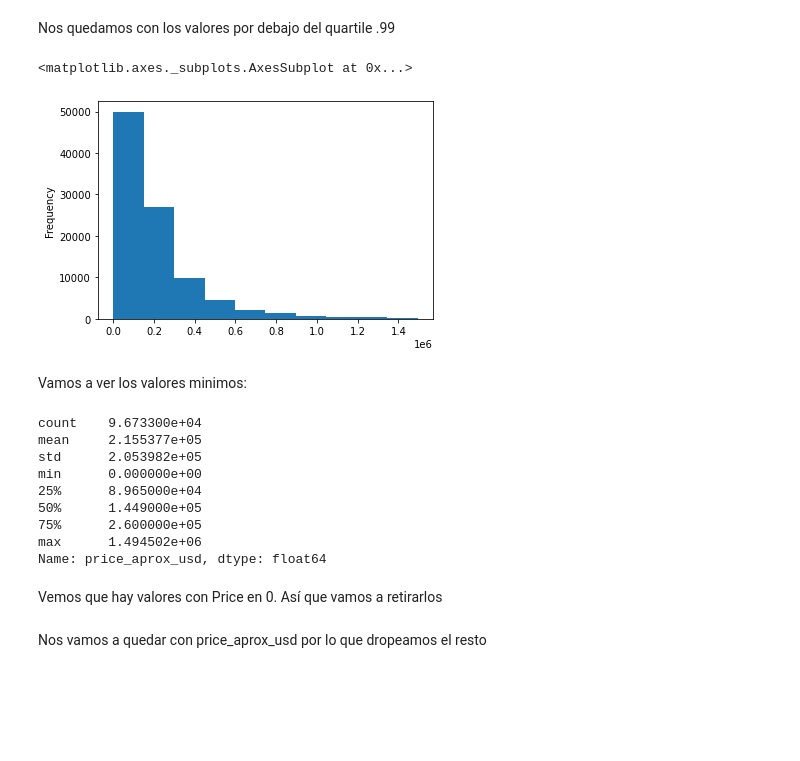
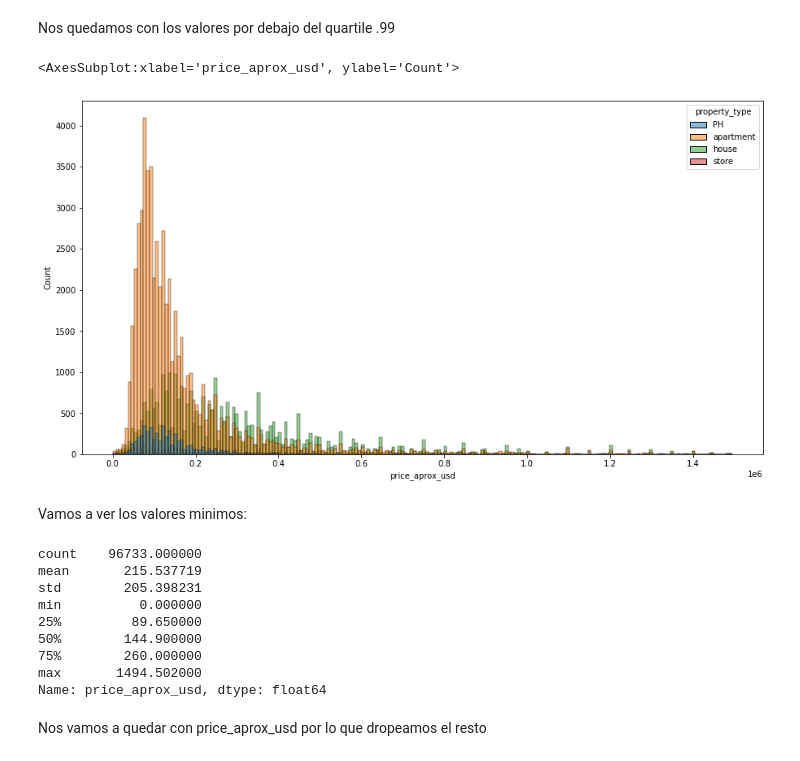
Before and after one commit to Juanlandolfi/Data-Science-Digital-House, a Jupyter notebook: Entrega_1_final/Grupo7_TP01_final.ipynb, the cells around one changed output. Drawn from its saved outputs; the diff is of its cells as text; code cells hidden in the pictures; blank space fills up the shorter version.

```diff
--- a/Entrega_1_final/Grupo7_TP01_final.ipynb
+++ b/Entrega_1_final/Grupo7_TP01_final.ipynb
@@ -194,0 +171,4 @@ df_state_name_value_counts.head(20)
+# %%
+df_state_name_value_counts = pd.DataFrame({'states':df.state_name.value_counts(),'porcentaje':df.state_name.value_counts(normalize=True)})
+df_state_name_value_counts['porcentaje_acumulado'] = df_state_name_value_counts['porcentaje'].cumsum(axis = 0, skipna = True)
+df_state_name_value_counts
@@ -195,3 +195,3 @@ df_state_name_value_counts.head(20)
 # %%
-states = ['capital federal', 'bs.as. g.b.a. zona norte', 'bs.as. g.b.a. zona sur', 'córdoba', 'santa fe',
-          'buenos aires costa atlántica', 'bs.as. g.b.a. zona oeste', 'buenos aires interior']
+states = df_state_name_value_counts[df_state_name_value_counts.porcentaje > .01].index.values
+states
@@ -204,3 +203,2 @@ df.head(2)
 # %%
-df['state_name'] = df['state_name'].str.lower()
 df = df[df['state_name'].isin(states)]
@@ -554,10 +575,11 @@ min          0.000000
 max         10.000000
 Name: rooms, dtype: float64
 # %%
-# Desacoplamos el index para sacar el state_name, place_name y property_type que necesitamos para componer la asignacion
+# Desempaquetamos el index para sacar el state_name, place_name y property_type que necesitamos para componer la asignacion
 # Ademas nos permite ahorrar iteraciones donde el valor sea NA o en combinaciones que no existan
 for state, place, prop_type in df_rooms_means.index:
-        df.loc[(df['state_name'] == state) & (df['place_name'] == place) & (df['property_type'] == prop_type) & df['rooms'].isna(),'rooms'] = df_rooms_means[state,place,prop_type]
+        df.loc[(df['state_name'] == state) & (df['place_name'] == place) & \
+                (df['property_type'] == prop_type) & df['rooms'].isna(),'rooms'] = df_rooms_means[state,place,prop_type]
 # %%
 df.rooms.isna().sum()
 # %% [output]
@@ -626,23 +653,23 @@ Nos quedamos con los valores por debajo del quartile .99
 # %%
 df = df[df.price_aprox_usd < df.price_aprox_usd.quantile(0.99)]
 # %%
-df.price_aprox_usd.plot(kind='hist')
+fig, ax= plt.subplots(1,figsize=(15,8))
+sns.histplot(data=df, x='price_aprox_usd', hue='property_type')#df.price_aprox_usd.plot(kind='hist')
 # %% [output]
-<matplotlib.axes._subplots.AxesSubplot at 0x...>
+<AxesSubplot:xlabel='price_aprox_usd', ylabel='Count'>
-[figure, old version]
+[figure, new version]
 # %% [markdown]
 Vamos a ver los valores minimos:
 # %%
-df.price_aprox_usd.describe()
+(df.price_aprox_usd /1000).describe()
+# en miles de dolares
 # %% [output]
-count    9.673300e+04
-mean     2.155377e+05
-std      2.053982e+05
-min      0.000000e+00
-25%      8.965000e+04
-50%      1.449000e+05
-75%      2.600000e+05
-max      1.494502e+06
+count    96733.000000
+mean       215.537719
+std        205.398231
+min          0.000000
+25%         89.650000
+50%        144.900000
+75%        260.000000
+max       1494.502000
 Name: price_aprox_usd, dtype: float64
-# %% [markdown]
-Vemos que hay valores con Price en 0. Así que vamos a retirarlos
```
Also changed, not shown: parts of 119 cells of this notebook, 1 other file.
